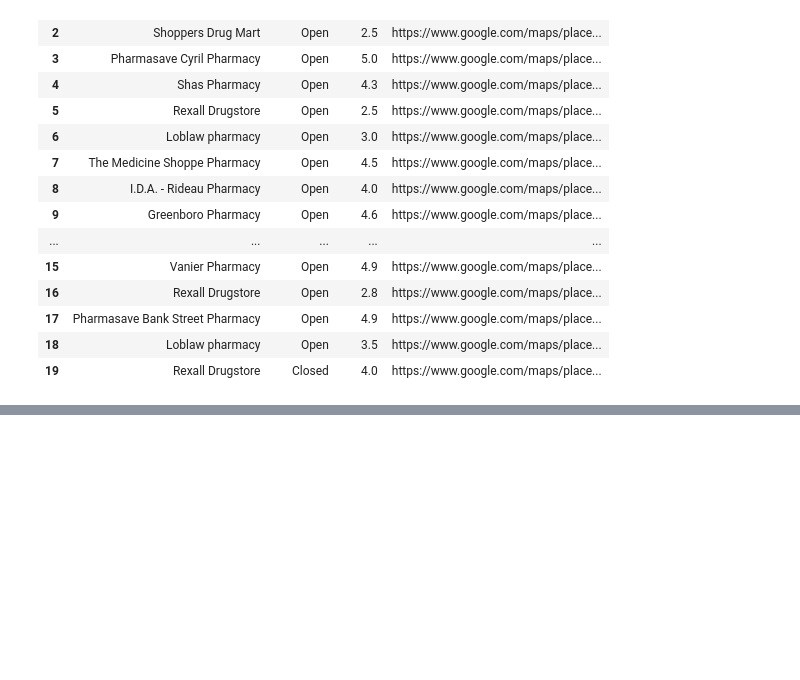
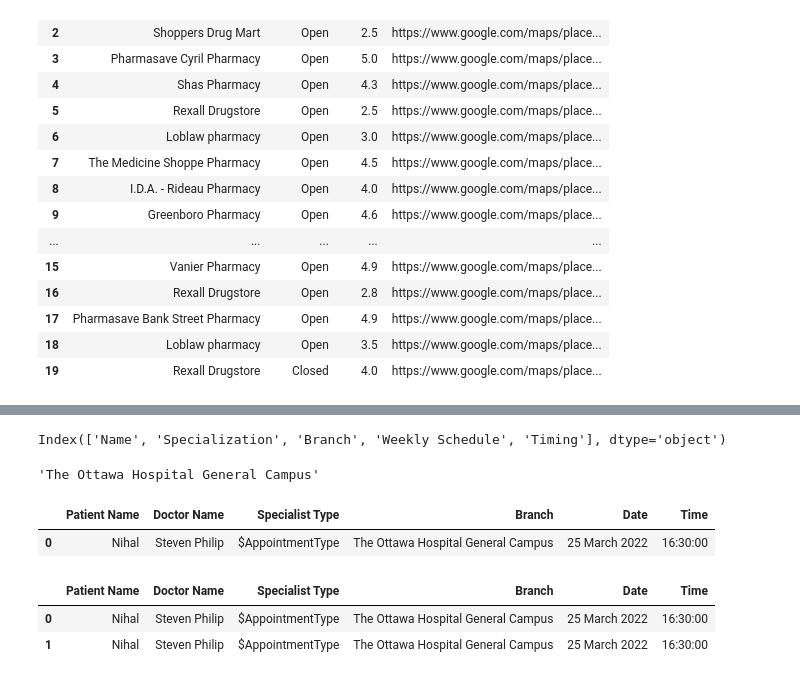
Before and after one commit to Nihal987/Healthcare-Receptionist-Chatbot, a Jupyter notebook: test.ipynb, the cells around one changed output, grey strips where cells are left out. Cells and saved outputs as stored; diff of their text form; code cells hidden in the pictures; blank space fills up the shorter version.

Commit message:
added appointment database

```diff
--- a/test.ipynb
+++ b/test.ipynb
@@ -256,0 +218,34 @@ temp.rename(columns={'name':'Name','rating':'Rating'})
+# %%
+import pandas as pd
+doc_info = pd.read_excel('Doctor_database.xlsx')
+# %%
+doc_info.columns
+# %% [output]
+Index(['Name', 'Specialization', 'Branch', 'Weekly Schedule', 'Timing'], dtype='object')
+# %%
+branch = doc_info[(doc_info['Name'] == details['doctor']) & (doc_info['Specialization']=='Radiologist')]['Branch'].item()
+# %%
+branch
+# %% [output]
+'The Ottawa Hospital General Campus'
+# %%
+appointment = pd.read_excel('Appointment_database.xlsx')
+appointment.head()
+# %% [output]
+|  | Patient Name | Doctor Name | Specialist Type | Branch | Date | Time |
+| 0 | Nihal | Steven Philip | $AppointmentType | The Ottawa Hospital General Campus | 25 March 2022 | 16:30:00 |
+# %%
+from display_data import get_date
+app = {'Patient Name': details['name'],
+        'Doctor Name': details['doctor'],
+        'Specialist Type': details['appointment'],
+        'Branch': branch,
+        'Date':get_date(details['date']),
+        'Time':details['time']}
+appointment = appointment.append(app,ignore_index=True)
+# %%
+appointment
+# %% [output]
+|  | Patient Name | Doctor Name | Specialist Type | Branch | Date | Time |
+| 0 | Nihal | Steven Philip | $AppointmentType | The Ottawa Hospital General Campus | 25 March 2022 | 16:30:00 |
+| 1 | Nihal | Steven Philip | $AppointmentType | The Ottawa Hospital General Campus | 25 March 2022 | 16:30:00 |
```
Also changed, not shown: parts of 21 cells of this notebook, 5 other files.
